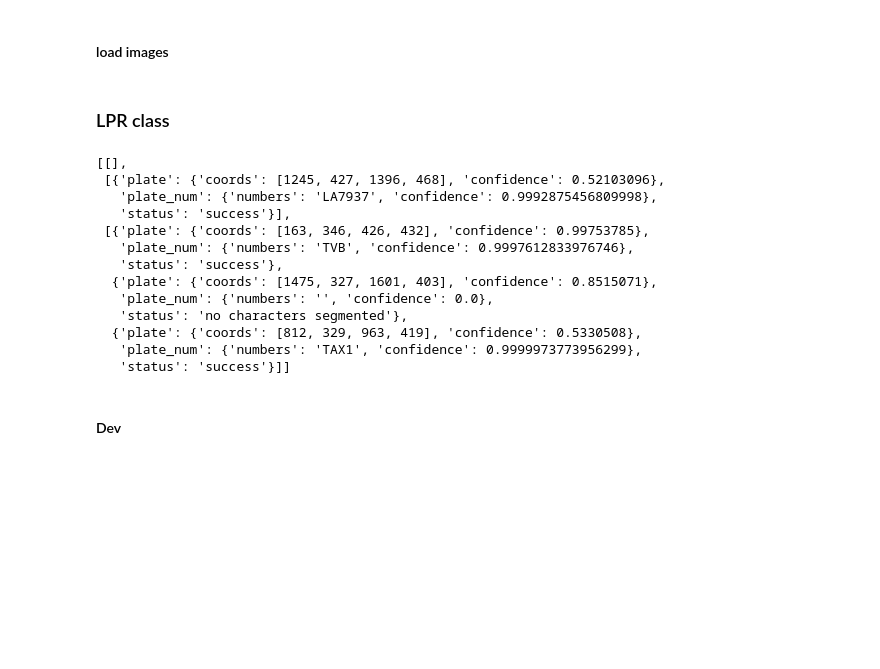
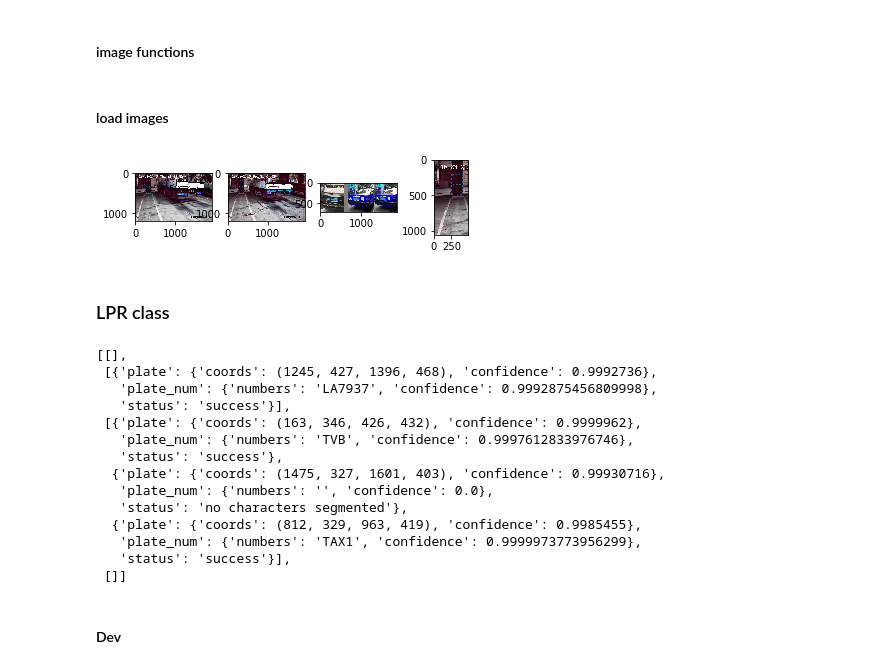
Before and after one commit to gabrielfu/license-plate-recognition-system, a Jupyter notebook: examples/lpr.ipynb, the cells around one changed output. Saved outputs shown, nothing was run; the diff lists cells and outputs as text; code cells hidden in the pictures; blank space fills up the shorter version.

```diff
--- a/examples/lpr.ipynb
+++ b/examples/lpr.ipynb
@@ -11,12 +11,31 @@ import pprint
 os.chdir(os.path.split(os.getcwd())[0])
 # %%
 cfg = yaml.load(open('config/models.yaml', 'r'), Loader=yaml.FullLoader)
+# %% [markdown]
+#### image functions
+# %%
+def plot_imgs(imgs_lst, col=5, row=5):
+    w=10
+    h=10
+    fig=plt.figure(figsize=(8, 8))
+    columns = col
+    rows = row
+    for i in range(1, len(imgs_lst)+1):
+        img = imgs_lst[i-1]
+        fig.add_subplot(rows, columns, i)
+        plt.imshow(img)
+    plt.show()
 # %% [markdown]
 #### load images
 # %%
 imgs = [cv2.imread('D:/GitHub/LPR_software/models/test_im/FP631_34938.jpg'),
         cv2.imread('D:/GitHub/LPR_software/models/test_im/LA7937_1558.jpg'),
-        cv2.imread('D:/GitHub/LPR_software/models/test_im/edit.jpg')]
+        cv2.imread('D:/GitHub/LPR_software/models/test_im/edit.jpg'),
+        cv2.imread('D:/GitHub/LPR_software/models/test_im/nocar.jpg')]
+# %%
+plot_imgs(imgs)
+# %% [output]
+[figure, added]
 # %% [markdown]
 ### LPR class
 # %%
@@ -27,18 +46,19 @@ lpr = LPR(cfg)
 lpr.predict(imgs)
 # %% [output]
 [[],
- [{'plate': {'coords': [1245, 427, 1396, 468], 'confidence': 0.52103096},
+ [{'plate': {'coords': (1245, 427, 1396, 468), 'confidence': 0.9992736},
    'plate_num': {'numbers': 'LA7937', 'confidence': 0.9992875456809998},
    'status': 'success'}],
- [{'plate': {'coords': [163, 346, 426, 432], 'confidence': 0.99753785},
+ [{'plate': {'coords': (163, 346, 426, 432), 'confidence': 0.9999962},
    'plate_num': {'numbers': 'TVB', 'confidence': 0.9997612833976746},
    'status': 'success'},
-  {'plate': {'coords': [1475, 327, 1601, 403], 'confidence': 0.8515071},
+  {'plate': {'coords': (1475, 327, 1601, 403), 'confidence': 0.99930716},
    'plate_num': {'numbers': '', 'confidence': 0.0},
    'status': 'no characters segmented'},
-  {'plate': {'coords': [812, 329, 963, 419], 'confidence': 0.5330508},
+  {'plate': {'coords': (812, 329, 963, 419), 'confidence': 0.9985455},
    'plate_num': {'numbers': 'TAX1', 'confidence': 0.9999973773956299},
-   'status': 'success'}]]
+   'status': 'success'}],
+ []]
 # %% [markdown]
 #### Dev
 # %%
```
Also changed, not shown: parts of 5 cells of this notebook.
